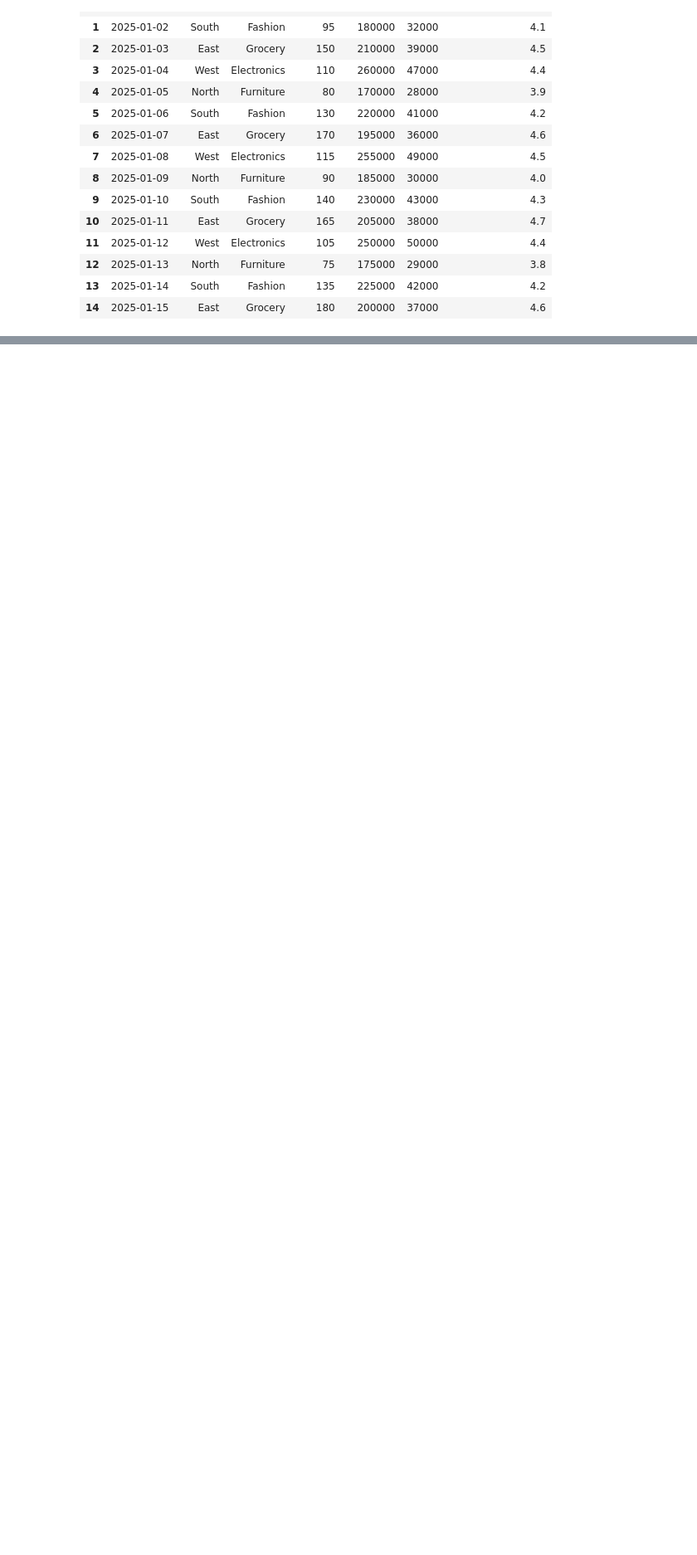
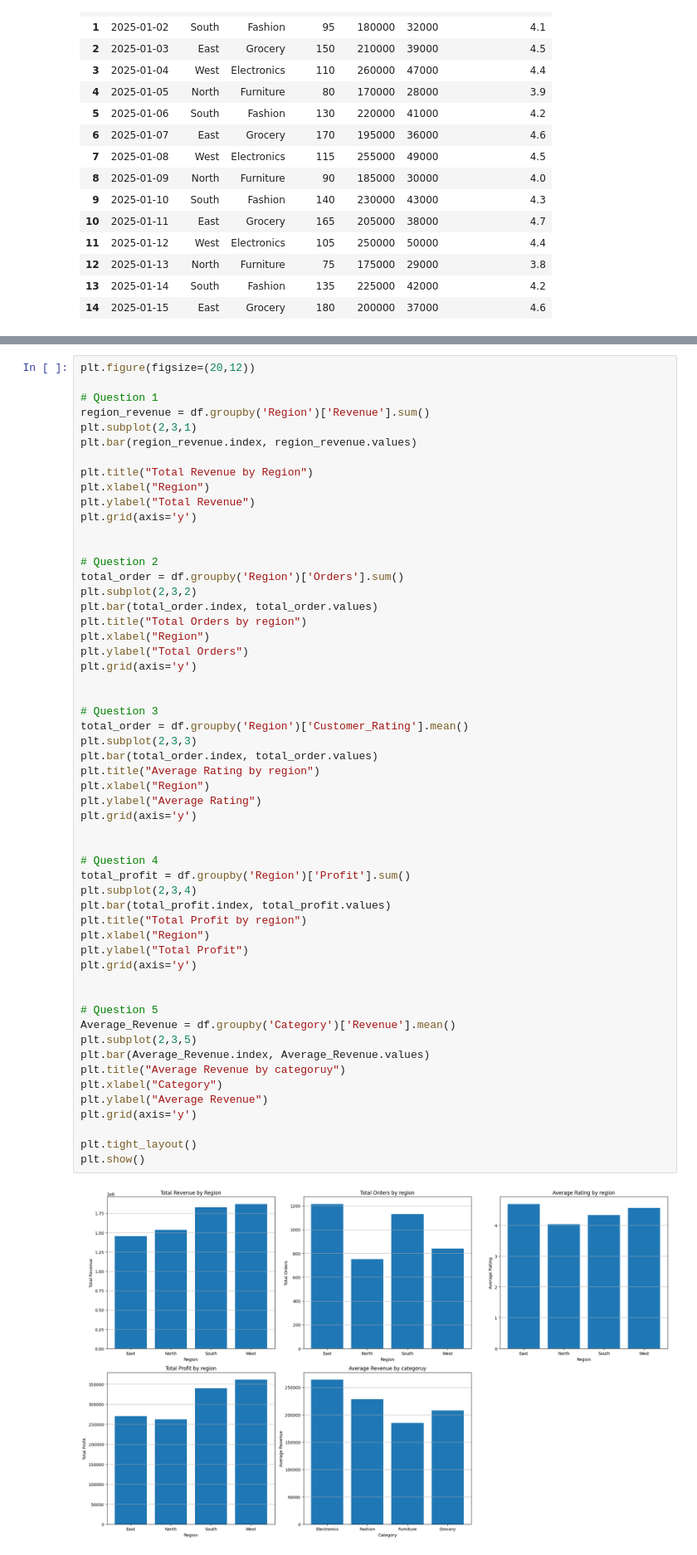
Before and after one commit to theaditya24/COMPLETE-PYTHON-FOR-DATA-ANALYTICS, a Jupyter notebook: Data Visualization Practice.ipynb, the cells around one changed output, grey strips where cells are left out. Shown at 83% size. Saved outputs shown, nothing was run; the diff lists cells and outputs as text; blank space fills up the shorter version.

Commit message:
Solved Some more questions on Bar Chart

```diff
--- a/Data Visualization Practice.ipynb
+++ b/Data Visualization Practice.ipynb
@@ -383,0 +388,57 @@ first
+# %%
+plt.figure(figsize=(20,12))
+
+# Question 1
+region_revenue = df.groupby('Region')['Revenue'].sum()
+plt.subplot(2,3,1)
+plt.bar(region_revenue.index, region_revenue.values)
+
+plt.title("Total Revenue by Region")
+plt.xlabel("Region")
+plt.ylabel("Total Revenue")
+plt.grid(axis='y')
+
+
+# Question 2
+total_order = df.groupby('Region')['Orders'].sum()
+plt.subplot(2,3,2)
+plt.bar(total_order.index, total_order.values)
+plt.title("Total Orders by region")
+plt.xlabel("Region")
+plt.ylabel("Total Orders")
+plt.grid(axis='y')
+
+
+# Question 3
+total_order = df.groupby('Region')['Customer_Rating'].mean()
+plt.subplot(2,3,3)
+plt.bar(total_order.index, total_order.values)
+plt.title("Average Rating by region")
+plt.xlabel("Region")
+plt.ylabel("Average Rating")
+plt.grid(axis='y')
+
+
+# Question 4
+total_profit = df.groupby('Region')['Profit'].sum()
+plt.subplot(2,3,4)
+plt.bar(total_profit.index, total_profit.values)
+plt.title("Total Profit by region")
+plt.xlabel("Region")
+plt.ylabel("Total Profit")
+plt.grid(axis='y')
+
+
+# Question 5
+Average_Revenue = df.groupby('Category')['Revenue'].mean()
+plt.subplot(2,3,5)
+plt.bar(Average_Revenue.index, Average_Revenue.values)
+plt.title("Average Revenue by categoruy")
+plt.xlabel("Category")
+plt.ylabel("Average Revenue")
+plt.grid(axis='y')
+
+plt.tight_layout()
+plt.show()
+# %% [output]
+[figure, added]
```
Also changed, not shown: parts of 2 cells of this notebook.
